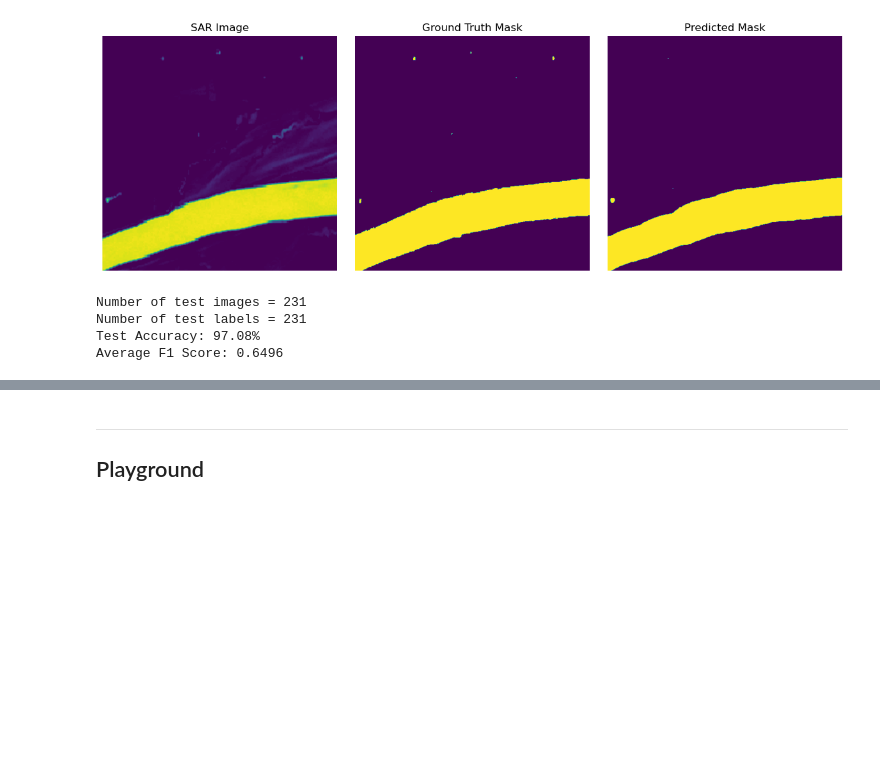
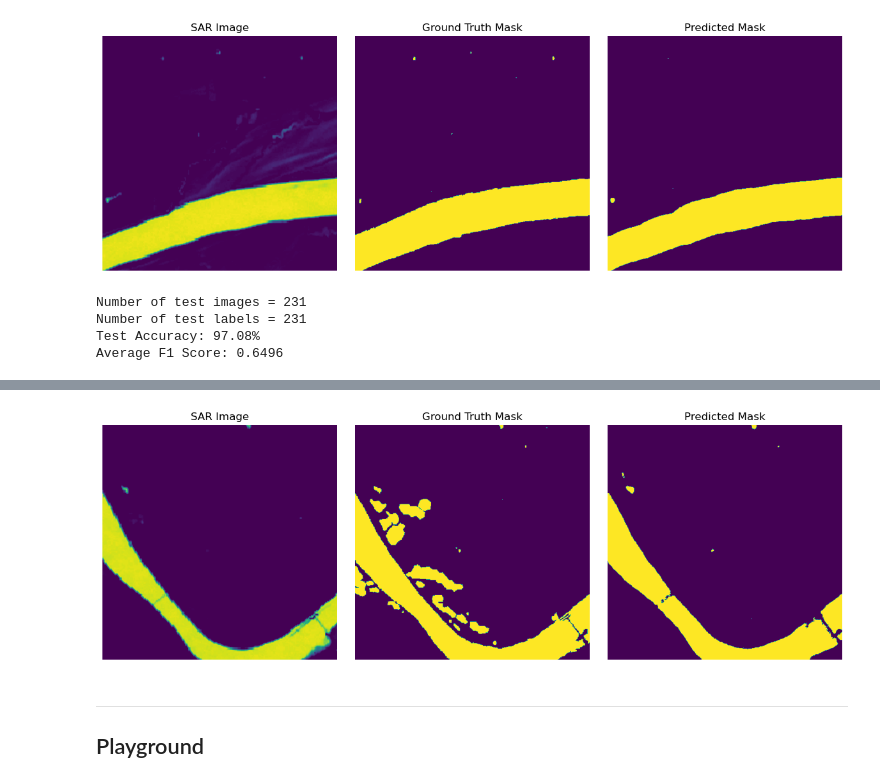
Before and after one commit to rajesvariparasa/flood-mapping-with-SAR, a Jupyter notebook: working_test.ipynb, the cells around one changed output, grey strips where cells are left out. Drawn from its saved outputs; the diff is of its cells as text; code cells hidden in the pictures; blank space fills up the shorter version.

```diff
--- a/working_test.ipynb
+++ b/working_test.ipynb
@@ -104,6 +34,9 @@ torch.cuda.empty_cache()
 # %%
 # params
-num_epochs = 3
+
+batch_size = 4
+
+num_epochs = 8
 model = WaterMaskModel().to('cuda')
 criterion = nn.BCELoss()
 optimizer = optim.Adam(model.parameters(), lr=0.001)
@@ -303,3 +439,54 @@ Average F1 Score: 0.6496
+# %%
+# Set the model to evaluation mode
+model.eval()
+
+# index an image and its corresponding mask for comparison
+example_index = 45
+example_image_path = img_files[example_index]
+example_mask_path = msk_files[example_index]
+
+# load indexed image and mask
+sar_image, ground_truth_mask = load_single_example(example_image_path, example_mask_path)
+
+# convert to tensor and add batch dimension
+sar_image = torch.from_numpy(sar_image).unsqueeze(0).to('cuda')
+ground_truth_mask = torch.from_numpy(ground_truth_mask).unsqueeze(0).to('cuda')
+
+# prediction using the trained model
+predicted_mask = model(sar_image)
+
+# threshold the predicted mask to have binary values
+threshold = 0.4 # we can test and change this value
+binary_mask = (predicted_mask > threshold).float()
+
+# convert the binary mask to a numpy array
+predicted_mask_np = binary_mask.squeeze().detach().cpu().numpy()
+
+# Plot image, mask, predicted mask
+plt.figure(figsize=(12, 4))
+
+# image
+plt.subplot(1, 3, 1)
+plt.imshow((sar_image.squeeze().cpu().numpy()[5]))
+plt.title('SAR Image')
+plt.axis('off')
+
+# ground truth mask
+plt.subplot(1, 3, 2)
+plt.imshow(ground_truth_mask.squeeze().cpu().numpy())
+plt.title('Ground Truth Mask')
+plt.axis('off')
+
+# predicted mask
+plt.subplot(1, 3, 3)
+plt.imshow(predicted_mask_np)
+plt.title('Predicted Mask')
+plt.axis('off')
+
+plt.tight_layout()
+plt.show()
+# %% [output]
+[figure, added]
 # %% [markdown]
 ---
 ## Playground
```
Also changed, not shown: parts of 14 cells of this notebook.
